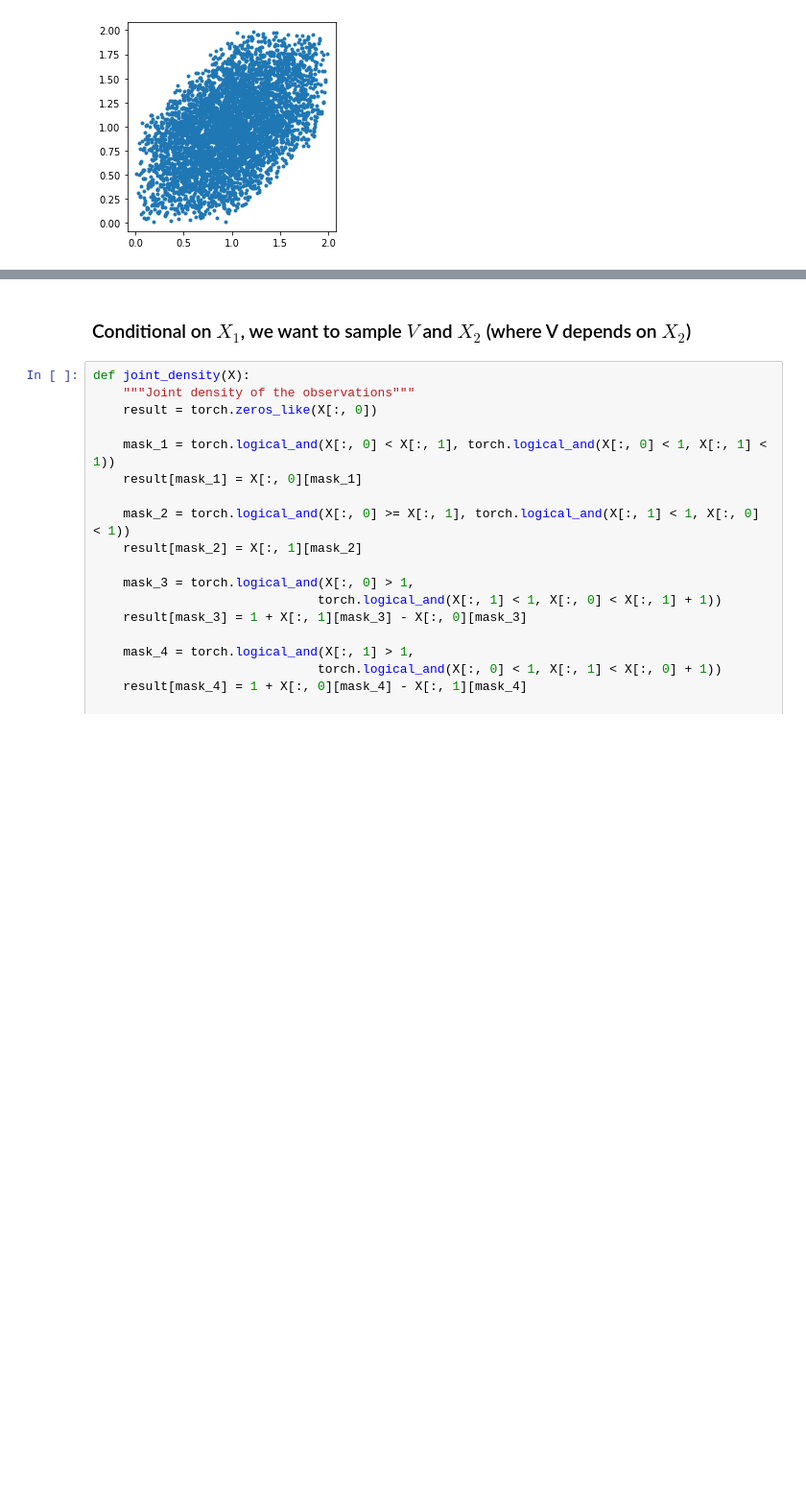
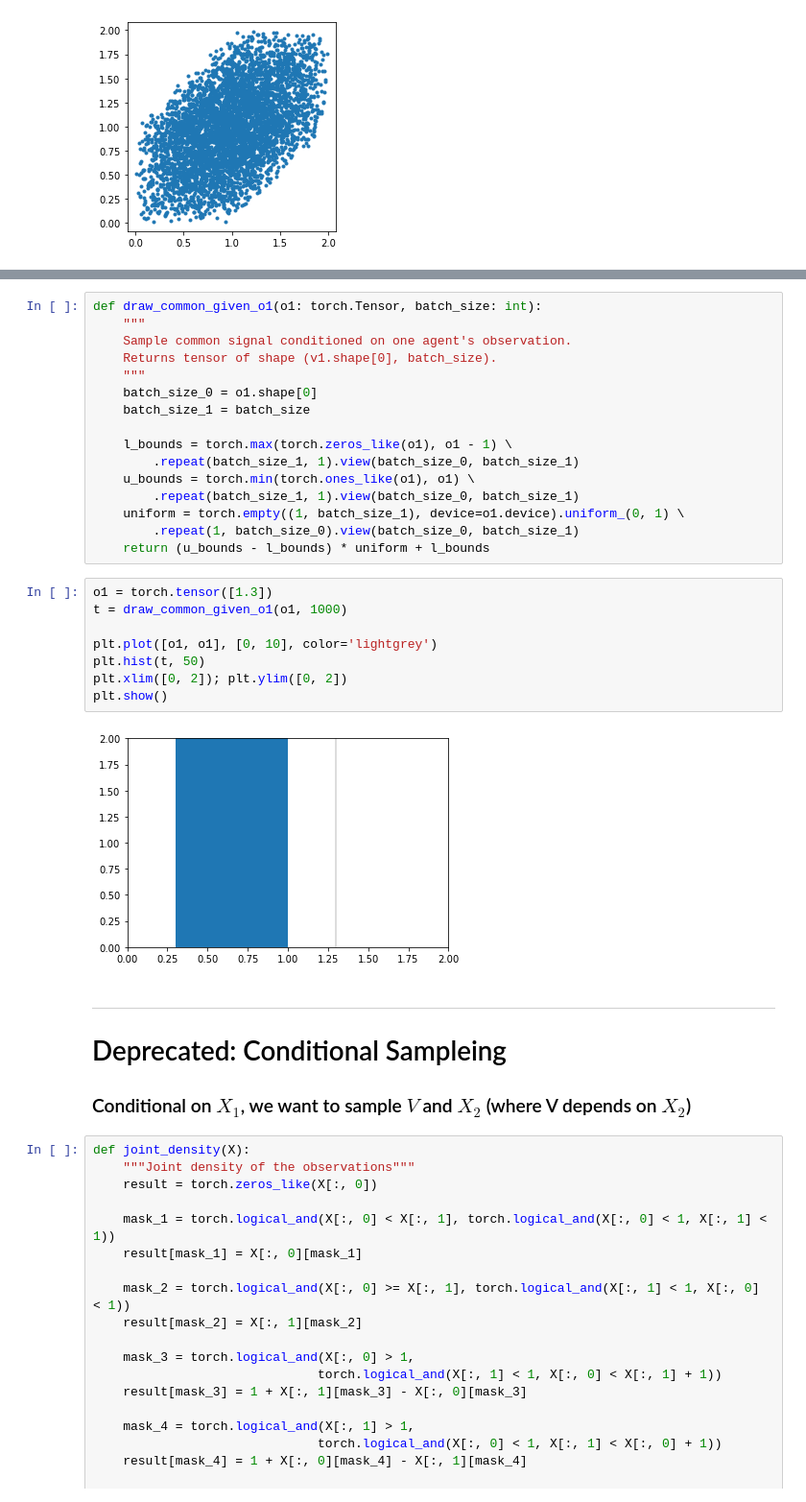
Before and after one commit to heidekrueger/bnelearn, a Jupyter notebook: notebooks/Interdependencies/Conditional Density AV.ipynb, the cells around one changed output, grey strips where cells are left out. Shown: that part at 96% size. Drawn from its saved outputs; the diff is of its cells as text; blank space fills up the shorter version.

```diff
--- a/notebooks/Interdependencies/Conditional Density AV.ipynb
+++ b/notebooks/Interdependencies/Conditional Density AV.ipynb
@@ -35,4 +39,32 @@ plt.show()
+# %%
+def draw_common_given_o1(o1: torch.Tensor, batch_size: int):
+    """
+    Sample common signal conditioned on one agent's observation.
+    Returns tensor of shape (v1.shape[0], batch_size).
+    """
+    batch_size_0 = o1.shape[0]
+    batch_size_1 = batch_size
+
+    l_bounds = torch.max(torch.zeros_like(o1), o1 - 1) \
+        .repeat(batch_size_1, 1).view(batch_size_0, batch_size_1)
+    u_bounds = torch.min(torch.ones_like(o1), o1) \
+        .repeat(batch_size_1, 1).view(batch_size_0, batch_size_1)
+    uniform = torch.empty((1, batch_size_1), device=o1.device).uniform_(0, 1) \
+        .repeat(1, batch_size_0).view(batch_size_0, batch_size_1)
+    return (u_bounds - l_bounds) * uniform + l_bounds
+# %%
+o1 = torch.tensor([1.3])
+t = draw_common_given_o1(o1, 1000)
+
+plt.plot([o1, o1], [0, 10], color='lightgrey')
+plt.hist(t, 50)
+plt.xlim([0, 2]); plt.ylim([0, 2])
+plt.show()
+# %% [output]
+[figure, added]
 # %% [markdown]
+---
+# Deprecated: Conditional Sampleing
 ### Conditional on $X_1$, we want to sample $V$ and $X_2$ (where V depends on $X_2$)
 # %%
 def joint_density(X):
```
Also changed, not shown: parts of 2 cells of this notebook, 3 other files.
